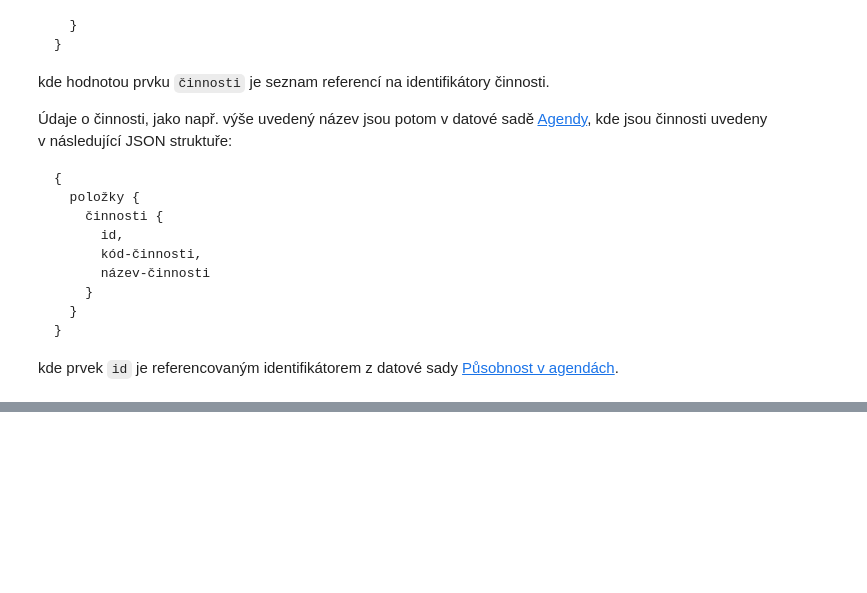
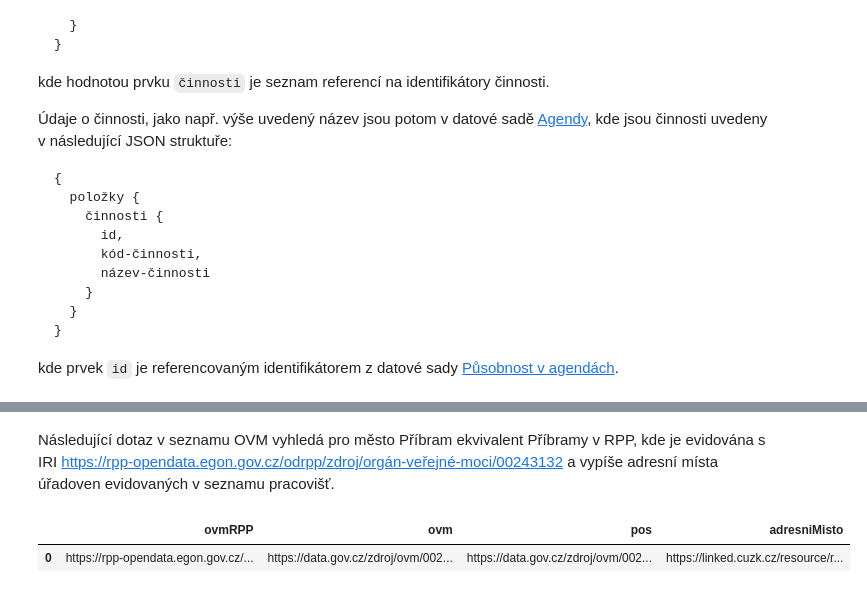
Before and after one commit to datagov-cz/data.gov.cz, a Jupyter notebook: datové-články/registr-práv-a-povinností/rpp-úkony.ipynb, the cells around one changed output, grey strips where cells are left out. Drawn from its saved outputs; the diff is of its cells as text; code cells hidden in the pictures; blank space fills up the shorter version.

```diff
--- a/datové-články/registr-práv-a-povinností/rpp-úkony.ipynb
+++ b/datové-články/registr-práv-a-povinností/rpp-úkony.ipynb
@@ -856,0 +894,20 @@
+# %% [markdown]
+Následující dotaz v seznamu OVM vyhledá pro město Příbram ekvivalent Příbramy v RPP, kde je evidována s IRI https://rpp-opendata.egon.gov.cz/odrpp/zdroj/orgán-veřejné-moci/00243132 a vypíše adresní místa úřadoven evidovaných v seznamu pracovišť.
+# %%
+úřadovny=endpointPíseček.select("""PREFIX owl: <http://www.w3.org/2002/07/owl#>
+PREFIX s: <http://schema.org/>
+PREFIX ruian-link: <https://data.gov.cz/slovník/ruian/linky/>
+SELECT *
+WHERE {
+    VALUES (?ovmRPP) {(<https://rpp-opendata.egon.gov.cz/odrpp/zdroj/orgán-veřejné-moci/00243132>)}
+
+    ?ovm owl:sameAs ?ovmRPP ;
+      s:hasPOS ?pos .
+
+    ?pos s:address/ruian-link:adresni-misto ?adresniMisto .
+}
+LIMIT 10""")
+úřadovny
+# %% [output]
+|  | ovmRPP | ovm | pos | adresniMisto |
+| 0 | https://rpp-opendata.egon.gov.cz/... | https://data.gov.cz/zdroj/ovm/002... | https://data.gov.cz/zdroj/ovm/002... | https://linked.cuzk.cz/resource/r... |
```
Also changed, not shown: parts of 6 cells of this notebook, 1 other file.
